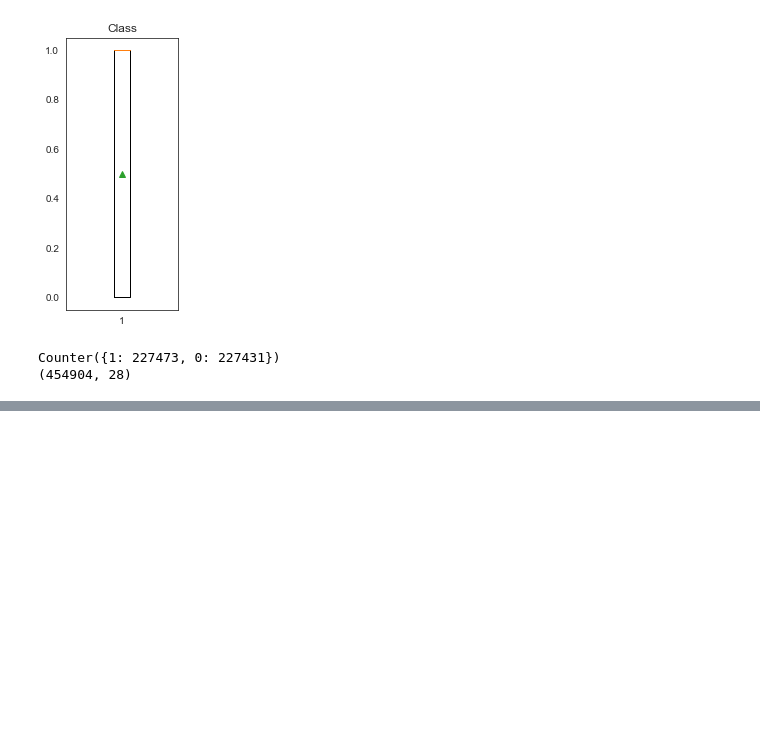
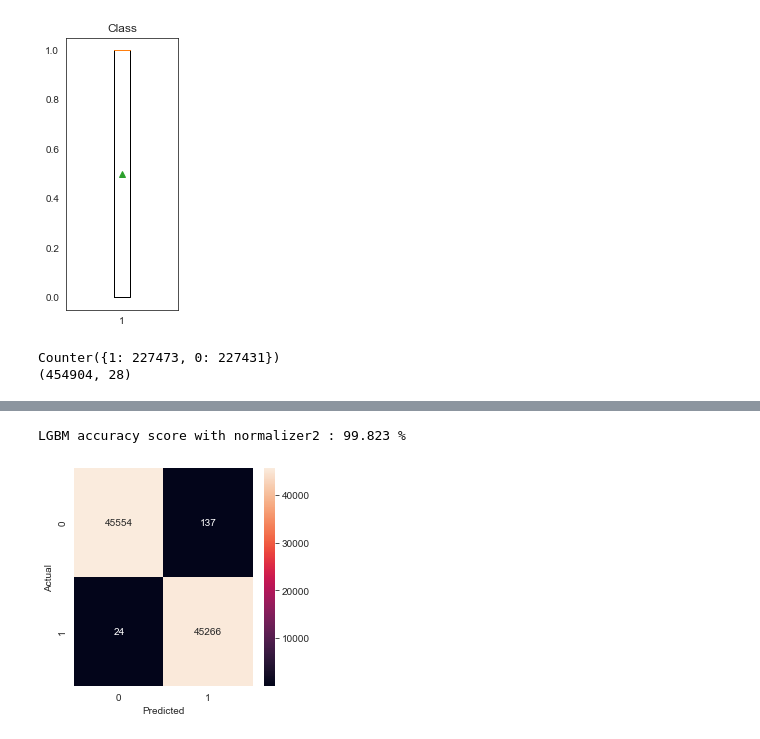
Before and after one commit to Preranapagar/ML_Projects, a Jupyter notebook: Project/Credit Card Fraud Detection/fraud_detection_2023.ipynb, the cells around one changed output, grey strips where cells are left out. Saved outputs shown, nothing was run; the diff lists cells and outputs as text; code cells hidden in the pictures; blank space fills up the shorter version.

```diff
--- a/Project/Credit Card Fraud Detection/fraud_detection_2023.ipynb
+++ b/Project/Credit Card Fraud Detection/fraud_detection_2023.ipynb
@@ -324,0 +365,19 @@ LGBM accuracy with quantile transformer : 99.885 %
+# %%
+#with normalizer2
+x_train_norm2_ , x_val_norm2, y_train_norm2, y_val_norm2 = train_test_split(x_train_norm2, y_train, test_size=0.2,
+                                                                           random_state=2020)
+
+LGBM = LGBMClassifier()
+LGBM.fit(x_train_norm2_,y_train_norm2)
+y_pred_norm2 = LGBM.predict(x_val_norm2)
+LGBM_accuracy_norm2 = accuracy_score(y_val_norm2,y_pred_norm2)
+print("LGBM accuracy score with normalizer2 :", round(LGBM_accuracy_norm2*100,3),'%')
+cm = confusion_matrix(y_val_norm2,y_pred_norm2)
+plt.figure(figsize=(4,4))
+sns.heatmap(cm, annot=True, fmt='.0f')
+plt.xlabel('Predicted')
+plt.ylabel('Actual')
+plt.show()
+# %% [output]
+LGBM accuracy score with normalizer2 : 99.823 %
+[figure, added]
```
Also changed, not shown: parts of 21 cells of this notebook.
